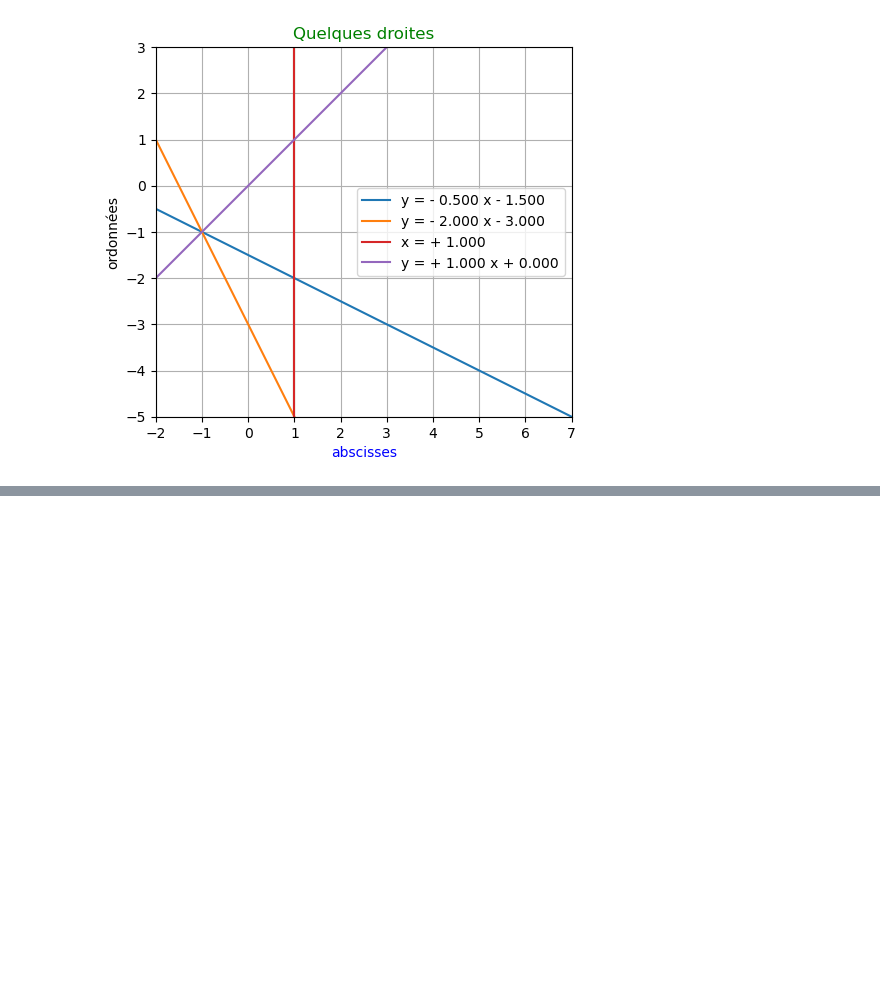
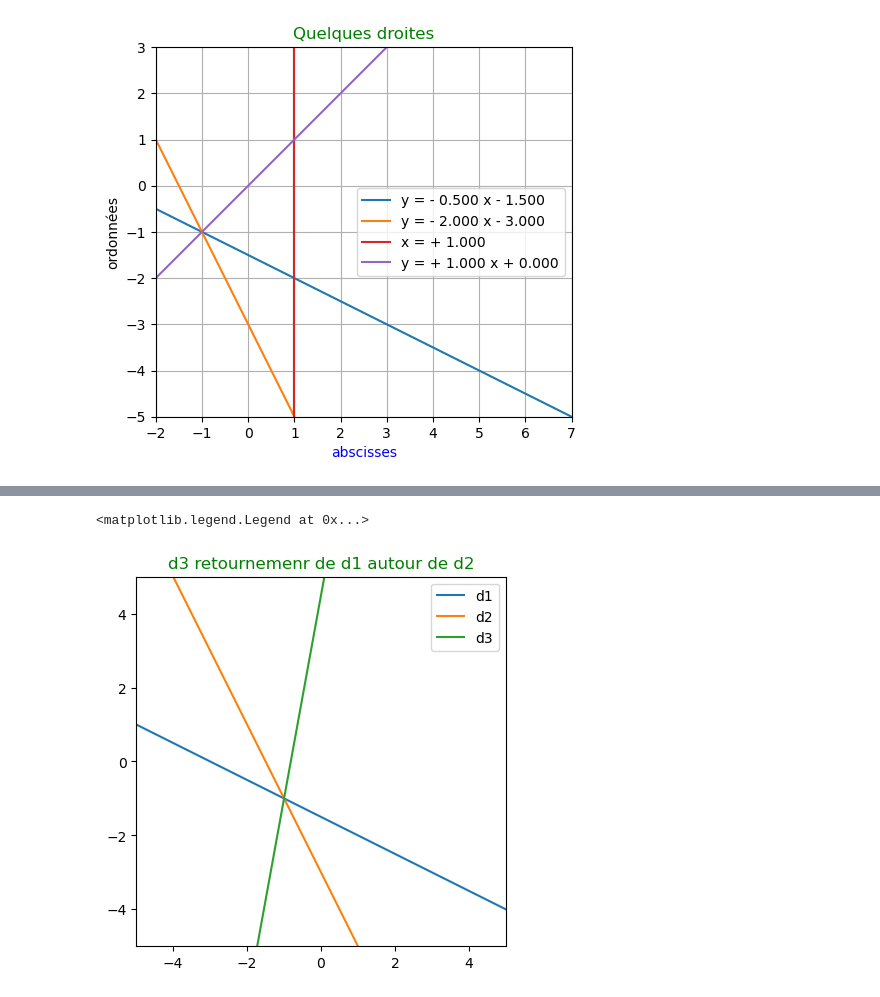
Before and after one commit to mhdeleglise/Formes2D, a Jupyter notebook: tst.ipynb, the cells around one changed output, grey strips where cells are left out. Drawn from its saved outputs; the diff is of its cells as text; code cells hidden in the pictures; blank space fills up the shorter version.

Commit message:
Retournement de droite

```diff
--- a/tst.ipynb
+++ b/tst.ipynb
@@ -157,0 +158,16 @@ Aire du triangle  2.0   et son périmètre  6.47213595499958
+# %%
+d1 = Droite(1,2,3)
+d2 = Droite(2,1,3)
+fig, ax = plt.subplots()
+ax.set_xlim(-5,5)
+ax.set_ylim(-5,5)
+ax.set_aspect('equal')
+d3 = d1.retournement(d2)
+d1.draw(ax,label="d1")
+d2.draw(ax,label="d2")
+d3.draw(ax,label="d3")
+plt.title("d3 retournemenr de d1 autour de d2", color='green')
+ax.legend()
+# %% [output]
+<matplotlib.legend.Legend at 0x...>
+[figure, added]
```
Also changed, not shown: parts of 7 cells of this notebook, 1 other file.
